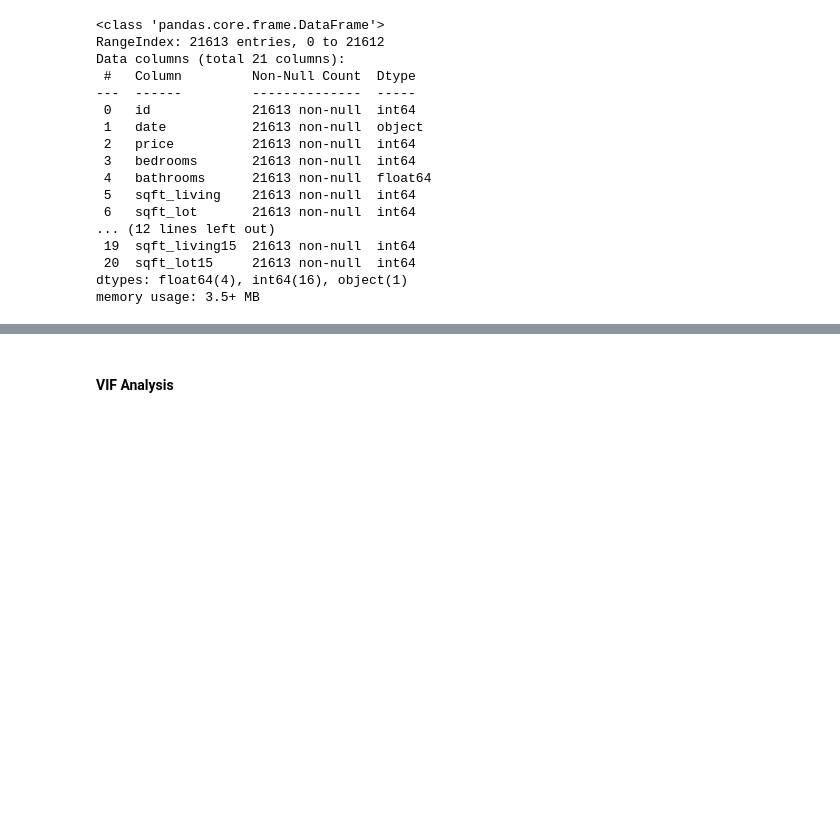
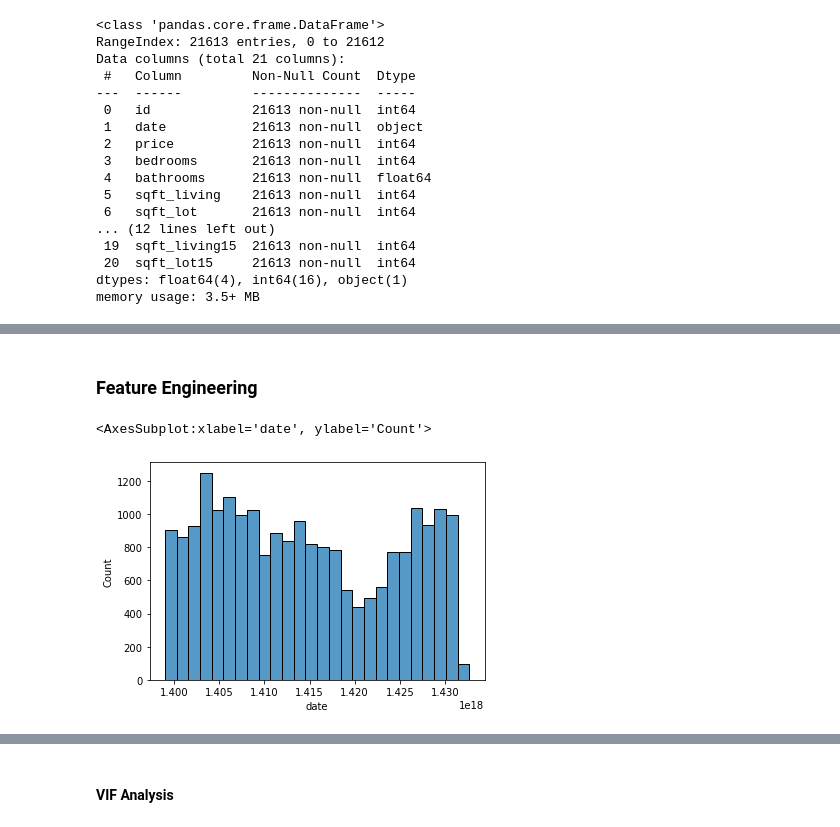
Before and after one commit to butaimodak/Regression-Housing-price-prediction, a Jupyter notebook: Regression Housing Price.ipynb, the cells around one changed output, grey strips where cells are left out. Drawn from its saved outputs; the diff is of its cells as text; code cells hidden in the pictures; blank space fills up the shorter version.

```diff
--- a/Regression Housing Price.ipynb
+++ b/Regression Housing Price.ipynb
@@ -74,3 +45,0 @@ Name: days, dtype: int32
-# %%
-#removing orginal date feature
-housing.drop(['date'],axis=1,inplace=True)
@@ -140,2 +45,0 @@ $\because yr\_renovated$ contains $0$ at most of the time. I don't think it can
-# %%
-housing.drop(['yr_renovated'],axis=1,inplace=True)
@@ -161,2 +45,0 @@ Seems $33$ numbers of bedrooms is kind of outlier. So we can remove it.
-# %%
-housing.drop(index = housing.loc[housing.bedrooms==33].index,inplace=True)
@@ -331,0 +81,8 @@ $\because$ **`'grade','Sqft_above', 'sqft_living' and 'sqft_living15'`** are ver
+# %% [markdown]
+### Feature Engineering
+# %%
+# let's check distribution of  date column
+sns.histplot(x='date',data=housing)
+# %% [output]
+<AxesSubplot:xlabel='date', ylabel='Count'>
+[figure, added]
```
Also changed, not shown: parts of 96 cells of this notebook.
